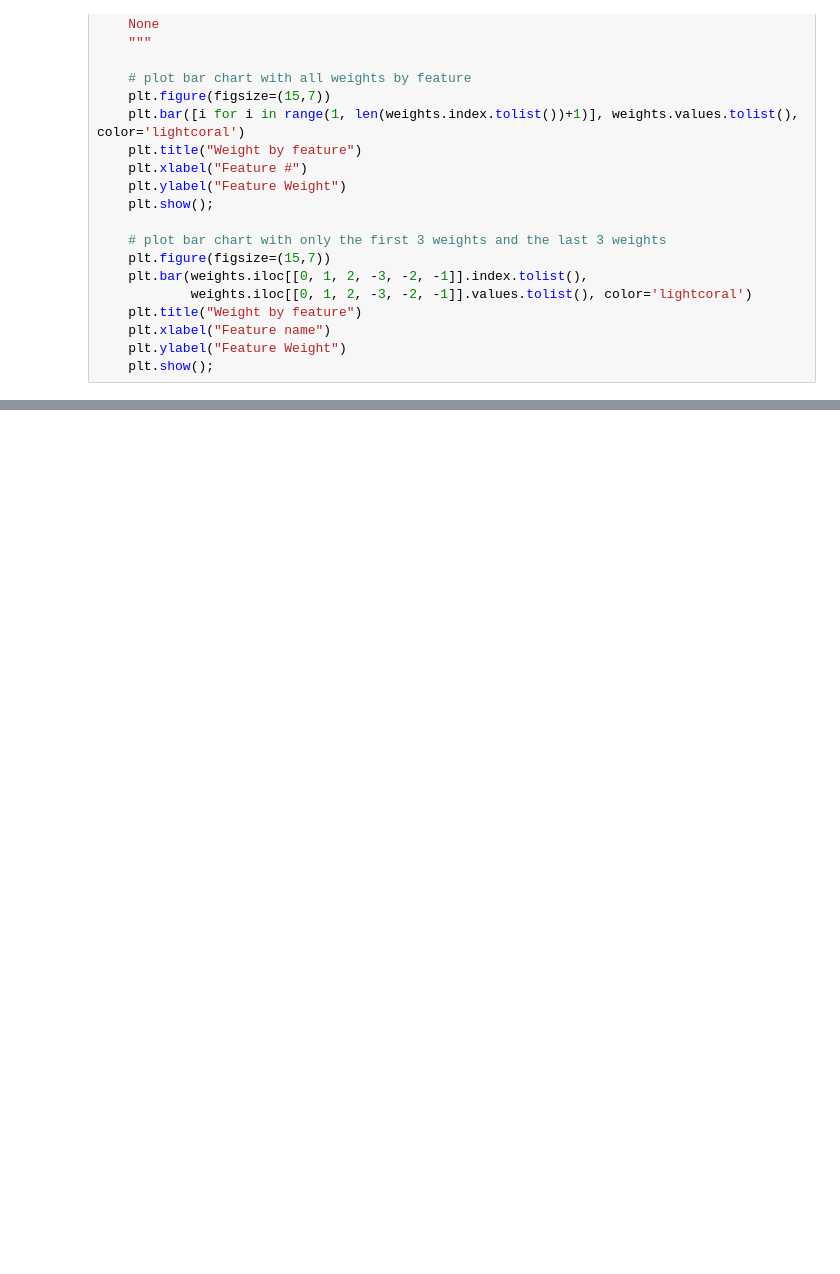
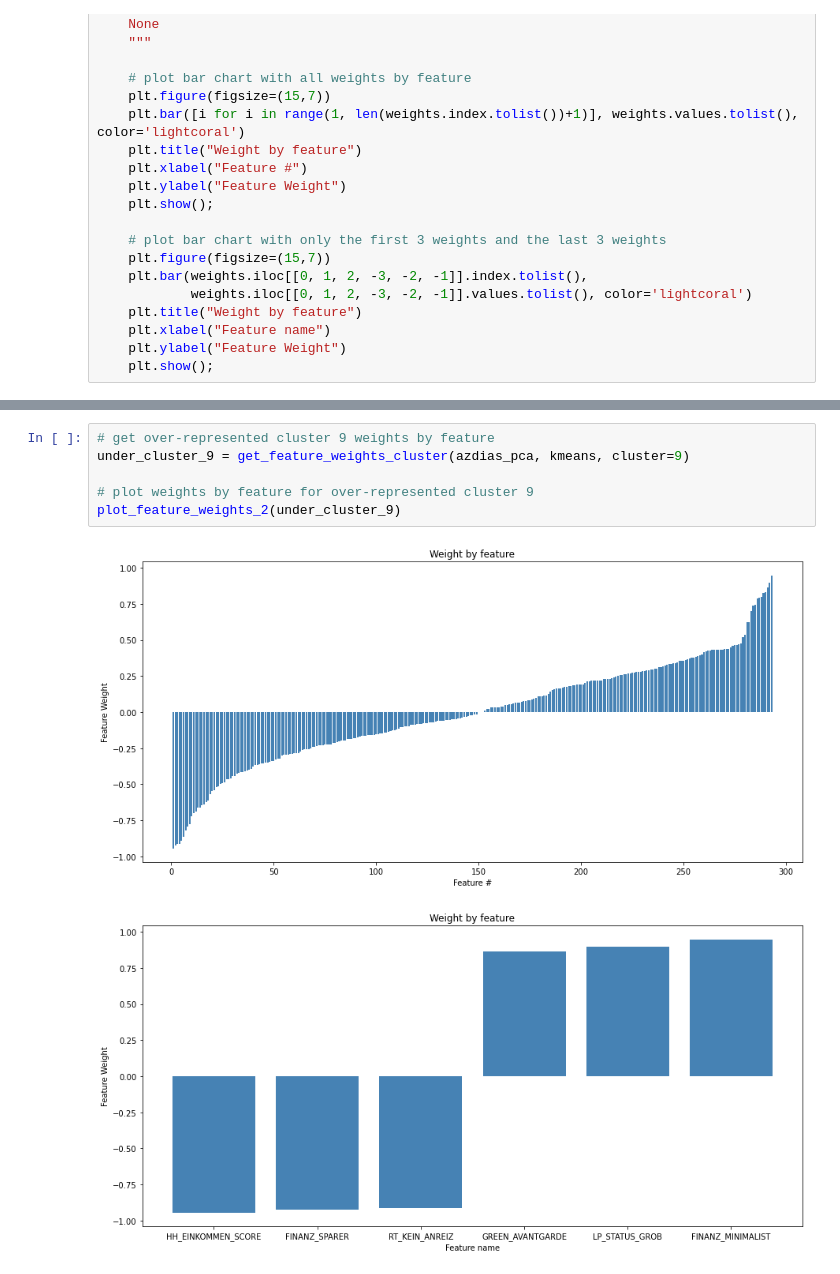
Before and after one commit to bergr7/Bertelsmann_Arvato_Project, a Jupyter notebook: notebooks/Arvato_Customer_Segmentation.ipynb, the cells around one changed output, grey strips where cells are left out. Cells and saved outputs as stored; diff of their text form; blank space fills up the shorter version.

```diff
--- a/notebooks/Arvato_Customer_Segmentation.ipynb
+++ b/notebooks/Arvato_Customer_Segmentation.ipynb
@@ -624,0 +711,9 @@ This cluster crearly represents **young people with low midclass cars and probab
+# %%
+# get over-represented cluster 9 weights by feature
+under_cluster_9 = get_feature_weights_cluster(azdias_pca, kmeans, cluster=9)
+
+# plot weights by feature for over-represented cluster 9
+plot_feature_weights_2(under_cluster_9)
+# %% [output]
+[figure, added]
+[figure, added]
```
Also changed, not shown: parts of 20 cells of this notebook.
